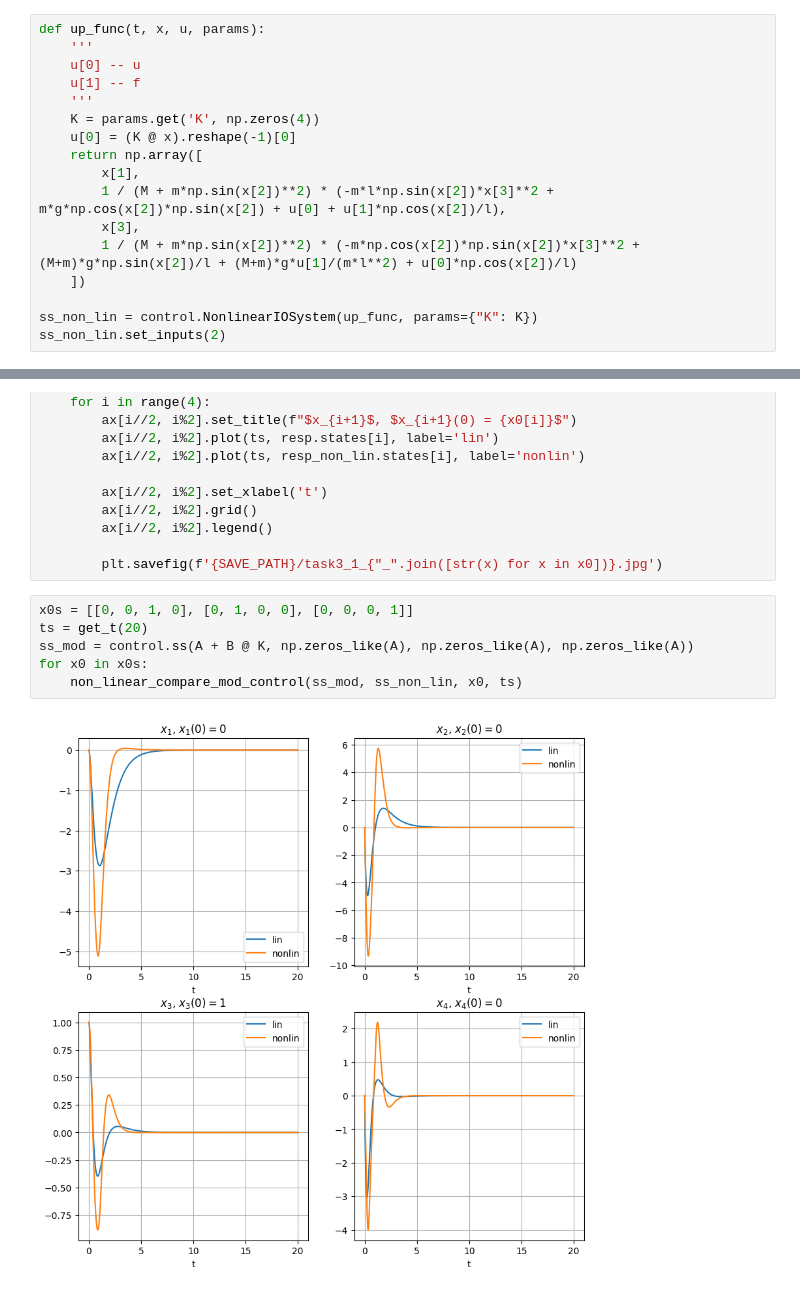
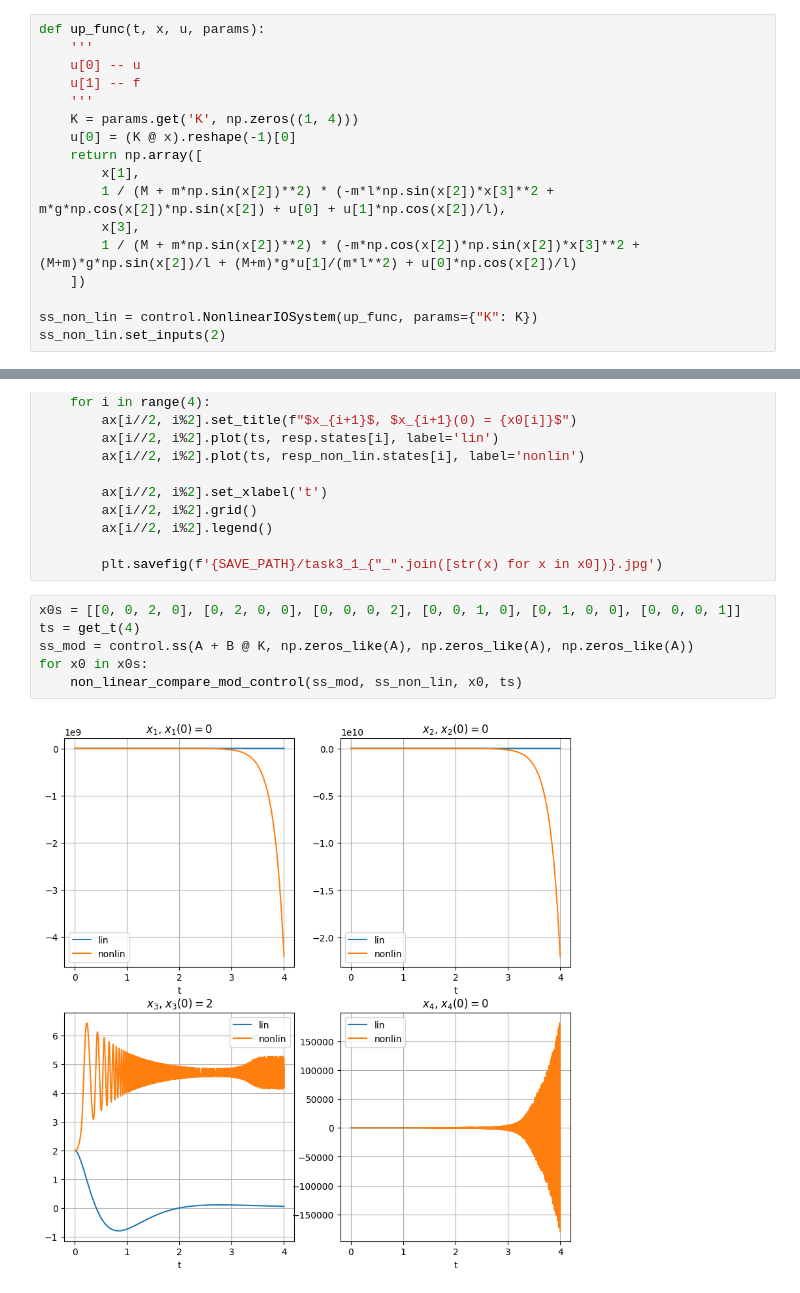
Before and after one commit to lalayants/control-theory-itmo-2023-2024, a Jupyter notebook: project/project.ipynb, the cells around one changed output, grey strips where cells are left out. Saved outputs shown, nothing was run; the diff lists cells and outputs as text.

```diff
--- a/project/project.ipynb
+++ b/project/project.ipynb
@@ -231,7 +231,7 @@ def up_func(t, x, u, params):
     u[0] -- u
     u[1] -- f
     '''
-    K = params.get('K', np.zeros(4))
+    K = params.get('K', np.zeros((1, 4)))
     u[0] = (K @ x).reshape(-1)[0]
     return np.array([
         x[1],
@@ -259,10 +259,10 @@ def non_linear_compare_mod_control(ss_lin, ss_non_lin, x0, ts):
 
         plt.savefig(f'{SAVE_PATH}/task3_1_{"_".join([str(x) for x in x0])}.jpg')
 # %%
-x0s = [[0, 0, 1, 0], [0, 1, 0, 0], [0, 0, 0, 1]]
-ts = get_t(20)
+x0s = [[0, 0, 2, 0], [0, 2, 0, 0], [0, 0, 0, 2], [0, 0, 1, 0], [0, 1, 0, 0], [0, 0, 0, 1]]
+ts = get_t(4)
 ss_mod = control.ss(A + B @ K, np.zeros_like(A), np.zeros_like(A), np.zeros_like(A))
 for x0 in x0s:
     non_linear_compare_mod_control(ss_mod, ss_non_lin, x0, ts)
 # %% [output]
-[figure, old version]
+[figure, new version]
```
Also changed, not shown: parts of 1 cell of this notebook.
